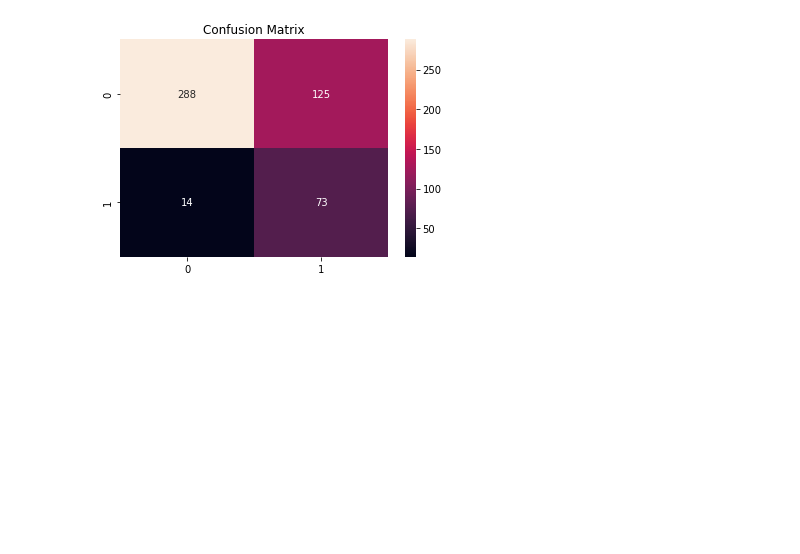
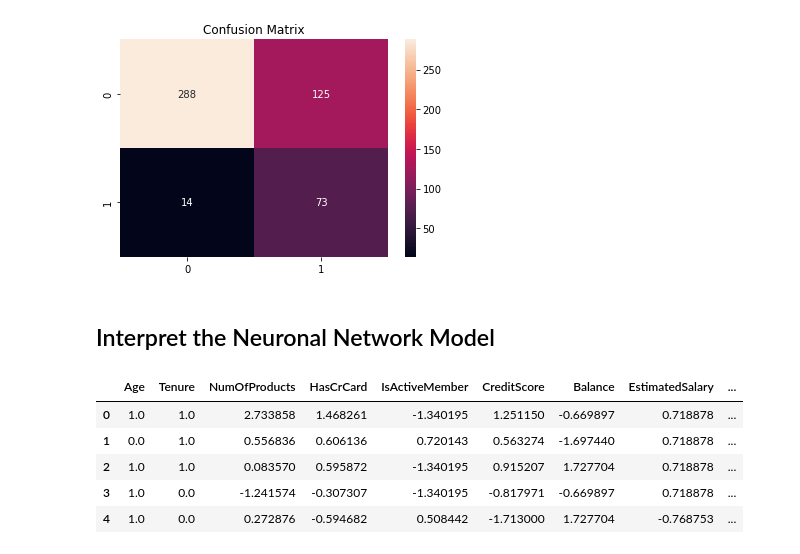
Before and after one commit to olihofmann/cas-aml, a Jupyter notebook: customer-churn-prediction/neuronal_network.ipynb, the cells around one changed output. Saved outputs shown, nothing was run; the diff lists cells and outputs as text; code cells hidden in the pictures; blank space fills up the shorter version.

```diff
--- a/customer-churn-prediction/neuronal_network.ipynb
+++ b/customer-churn-prediction/neuronal_network.ipynb
@@ -180,3 +180,15 @@ plt.title("Confusion Matrix")
 plt.show()
 # %% [output]
 [figure]
+# %% [markdown]
+## Interpret the Neuronal Network Model
+# %%
+X_explain = pd.DataFrame(X_train_onehot_scaled, columns=["Age", "Tenure", "NumOfProducts", "HasCrCard", "IsActiveMember", "CreditScore", "Balance", "EstimatedSalary", "Gender_Female", "Gender_Male", "Geography_Spain", "Geography_France", "Geography_Germany"])
+X_explain.head()
+# %% [output]
+|  | Age | Tenure | NumOfProducts | HasCrCard | IsActiveMember | CreditScore | Balance | EstimatedSalary | ... |
+| 0 | 1.0 | 1.0 | 2.733858 | 1.468261 | -1.340195 | 1.251150 | -0.669897 | 0.718878 | ... |
+| 1 | 0.0 | 1.0 | 0.556836 | 0.606136 | 0.720143 | 0.563274 | -1.697440 | 0.718878 | ... |
+| 2 | 1.0 | 1.0 | 0.083570 | 0.595872 | -1.340195 | 0.915207 | 1.727704 | 0.718878 | ... |
+| 3 | 1.0 | 0.0 | -1.241574 | -0.307307 | -1.340195 | -0.817971 | -0.669897 | 0.718878 | ... |
+| 4 | 1.0 | 0.0 | 0.272876 | -0.594682 | 0.508442 | -1.713000 | 1.727704 | -0.768753 | ... |
```
Also changed, not shown: parts of 6 cells of this notebook, 1 other file.
